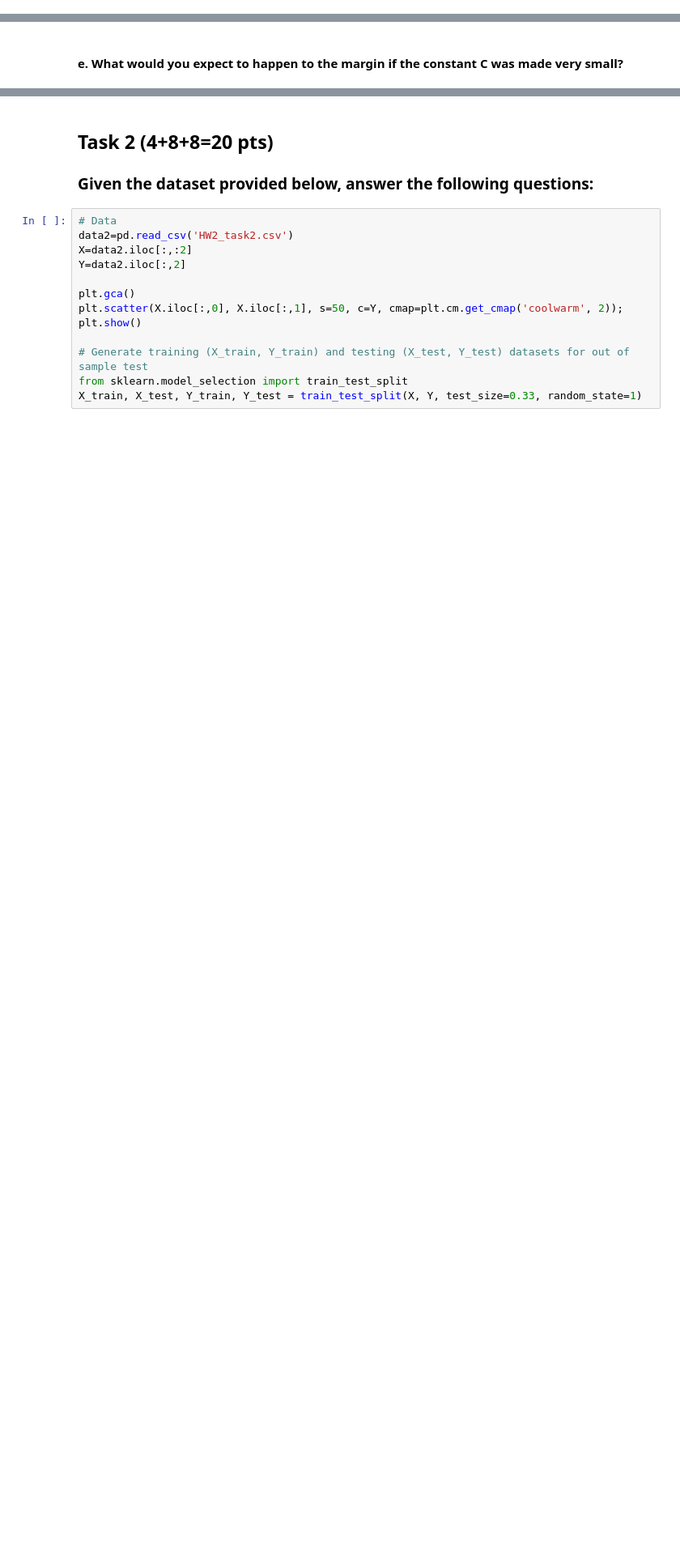
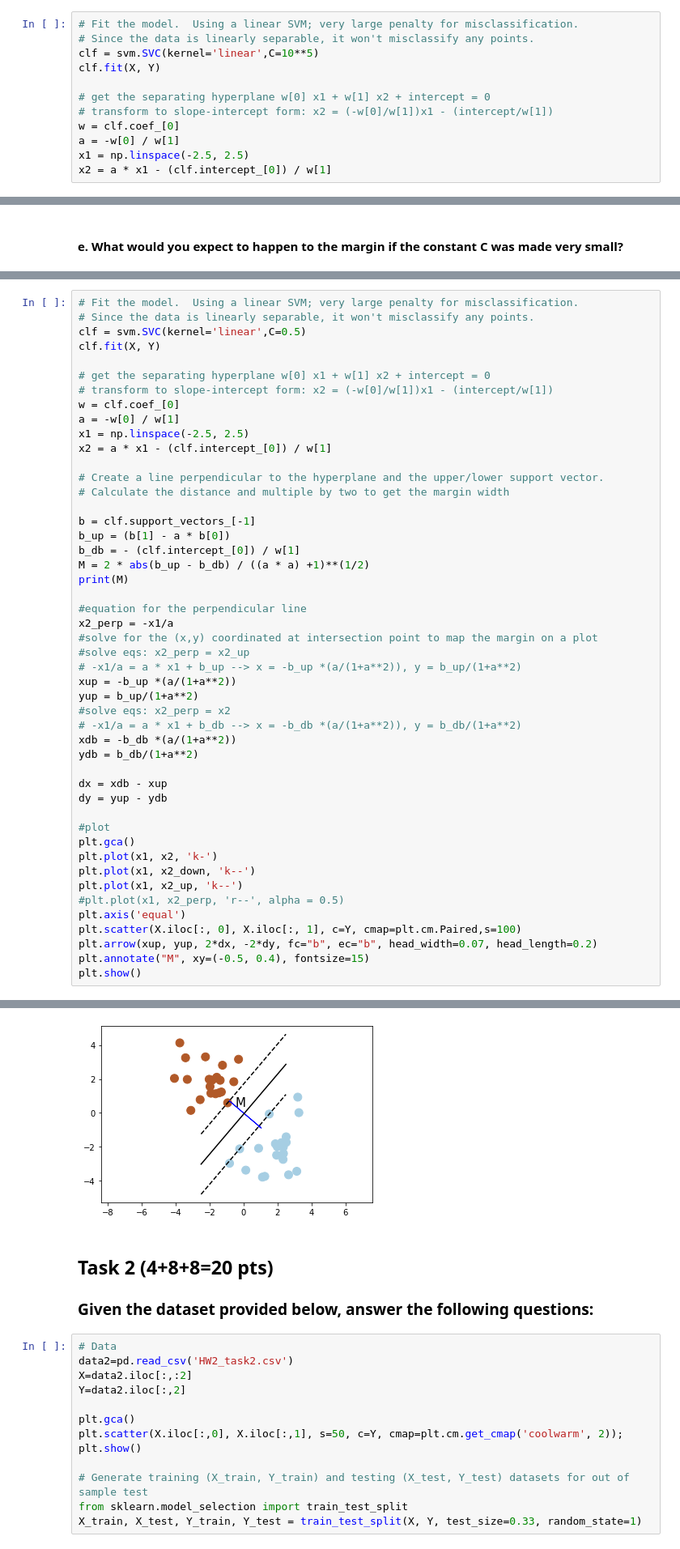
Before and after one commit to emj1020/machine_learning_for_cities, a Jupyter notebook: Homework_2/Homework 2.ipynb, the cells around one changed output, grey strips where cells are left out. Shown at 81% size. Cells and saved outputs as stored; diff of their text form; blank space fills up the shorter version.

```diff
--- a/Homework_2/Homework 2.ipynb
+++ b/Homework_2/Homework 2.ipynb
@@ -23,2 +24,14 @@ plt.show()
+# %%
+# Fit the model.  Using a linear SVM; very large penalty for misclassification.
+# Since the data is linearly separable, it won't misclassify any points.
+clf = svm.SVC(kernel='linear',C=10**5)
+clf.fit(X, Y)
+
+# get the separating hyperplane w[0] x1 + w[1] x2 + intercept = 0
+# transform to slope-intercept form: x2 = (-w[0]/w[1])x1 - (intercept/w[1])
+w = clf.coef_[0]
+a = -w[0] / w[1]
+x1 = np.linspace(-2.5, 2.5)
+x2 = a * x1 - (clf.intercept_[0]) / w[1]
 # %% [markdown]
 #### b. List the support vectors.
@@ -38,0 +102,49 @@ Your answer here.  You can justify your intuitions with code if you'd like, but
+# %%
+# Fit the model.  Using a linear SVM; very large penalty for misclassification.
+# Since the data is linearly separable, it won't misclassify any points.
+clf = svm.SVC(kernel='linear',C=0.5)
+clf.fit(X, Y)
+
+# get the separating hyperplane w[0] x1 + w[1] x2 + intercept = 0
+# transform to slope-intercept form: x2 = (-w[0]/w[1])x1 - (intercept/w[1])
+w = clf.coef_[0]
+a = -w[0] / w[1]
+x1 = np.linspace(-2.5, 2.5)
+x2 = a * x1 - (clf.intercept_[0]) / w[1]
+
+# Create a line perpendicular to the hyperplane and the upper/lower support vector.
+# Calculate the distance and multiple by two to get the margin width
+
+b = clf.support_vectors_[-1]
+b_up = (b[1] - a * b[0])
+b_db = - (clf.intercept_[0]) / w[1]
+M = 2 * abs(b_up - b_db) / ((a * a) +1)**(1/2)
+print(M)
+
+#equation for the perpendicular line
+x2_perp = -x1/a
+#solve for the (x,y) coordinated at intersection point to map the margin on a plot
+#solve eqs: x2_perp = x2_up
+# -x1/a = a * x1 + b_up --> x = -b_up *(a/(1+a**2)), y = b_up/(1+a**2)
+xup = -b_up *(a/(1+a**2))
+yup = b_up/(1+a**2)
+#solve eqs: x2_perp = x2
+# -x1/a = a * x1 + b_db --> x = -b_db *(a/(1+a**2)), y = b_db/(1+a**2)
+xdb = -b_db *(a/(1+a**2))
+ydb = b_db/(1+a**2)
+
+dx = xdb - xup
+dy = yup - ydb
+
+#plot
+plt.gca()
+plt.plot(x1, x2, 'k-')
+plt.plot(x1, x2_down, 'k--')
+plt.plot(x1, x2_up, 'k--')
+#plt.plot(x1, x2_perp, 'r--', alpha = 0.5)
+plt.axis('equal')
+plt.scatter(X.iloc[:, 0], X.iloc[:, 1], c=Y, cmap=plt.cm.Paired,s=100)
+plt.arrow(xup, yup, 2*dx, -2*dy, fc="b", ec="b", head_width=0.07, head_length=0.2)
+plt.annotate("M", xy=(-0.5, 0.4), fontsize=15)
+plt.show()
+# %% [output]
@@ -39,3 +152,4 @@ Your answer here.  You can justify your intuitions with code if you'd like, but
+[figure, added]
 # %% [markdown]
 ## Task 2 (4+8+8=20 pts)
 
```
Also changed, not shown: parts of 22 cells of this notebook.
